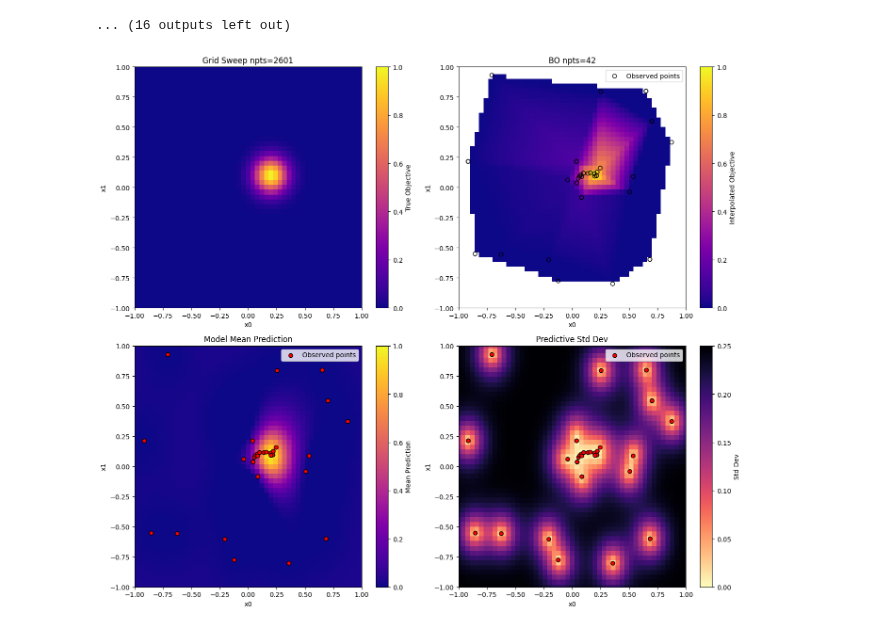
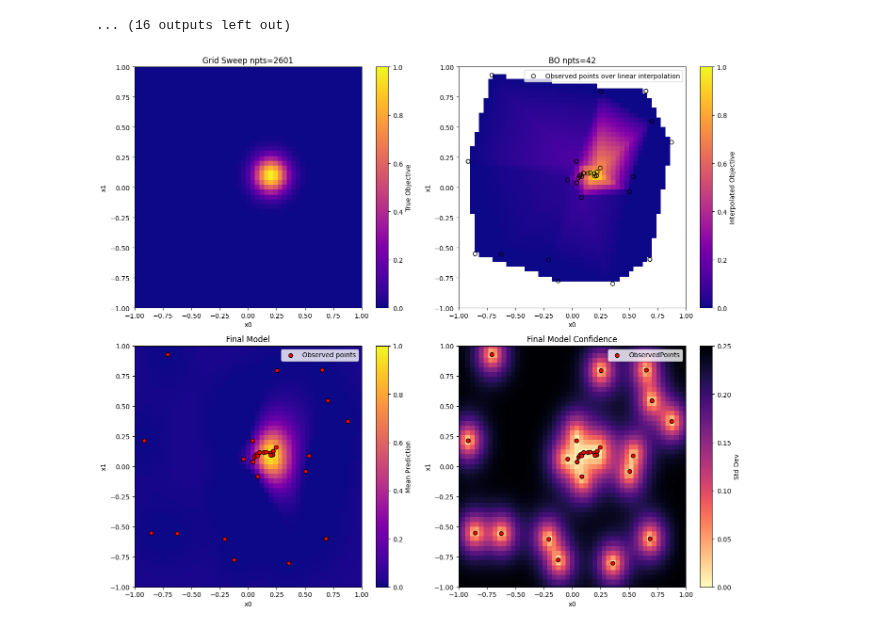
Before and after one commit to dnzckn/BasicBO, a Jupyter notebook: AX_BO_tutorial_2.ipynb, the cells around one changed output. Cells and saved outputs as stored; diff of their text form; code cells hidden in the pictures.

```diff
--- a/AX_BO_tutorial_2.ipynb
+++ b/AX_BO_tutorial_2.ipynb
@@ -163,35 +163,38 @@ var = cov_objective if cov_objective.ndim == 1 else np.diag(cov_objective)
 std = np.sqrt(var)
 
 # Reshape predictions to grid
 f_mean_grid = mean_objective.reshape(x0_grid.shape)
 f_std_grid = std.reshape(x0_grid.shape)
 
 # --- Plot Results in a 2x2 Grid ---
 fig, ax = plt.subplots(2, 2, figsize=(14, 12))
 
 # Titles and labels
-titles = ["Grid Sweep npts=2601", f"BO npts={len(x0_vals)}", "Model Mean Prediction", "Predictive Std Dev"]
-labels = ["True Objective", "Interpolated Objective", "Mean Prediction", "Std Dev"]
+titles = ["Grid Sweep npts=2601", f"BO npts={len(x0_vals)}", "Final Model", "Final Model Confidence"]
+
+cbar_labels = ["True Objective", "Interpolated Objective", "Mean Prediction", "Std Dev"]
+plot_labels = [None, "Observed points over linear interpolation", "Observed points", "ObservedPoints"]
 data = [objective_grid, objective_interp, f_mean_grid, f_std_grid]
 cmaps = ["plasma", "plasma", "plasma", "magma_r"]
 vmins = [0, 0, 0, 0]
 vmaxs = [1, 1, 1, 0.25]
 scatter_colors = ["none", "none", "red", "red"]
 
+
 for i, ax in enumerate(ax.flat):
     c = ax.pcolormesh(x0_grid, x1_grid, data[i], shading="auto", cmap=cmaps[i], vmin=vmins[i], vmax=vmaxs[i])
     if i > 0:
-        ax.scatter(x0_vals, x1_vals, edgecolor="black", facecolor=scatter_colors[i], label="Observed points")
+        ax.scatter(x0_vals, x1_vals, edgecolor="black", facecolor=scatter_colors[i], label=plot_labels[i])
         ax.legend(loc="upper right")
     ax.set_title(titles[i])
     ax.set_xlabel("x0")
     ax.set_ylabel("x1")
     ax.set_xlim(-1, 1)
     ax.set_ylim(-1, 1)
-    fig.colorbar(c, ax=ax, label=labels[i])
+    fig.colorbar(c, ax=ax, label=cbar_labels[i])
 
 # Adjust layout and show
 plt.tight_layout()
 plt.show()
 # %% [output]
-[figure, old version]
+[figure, new version]
```
